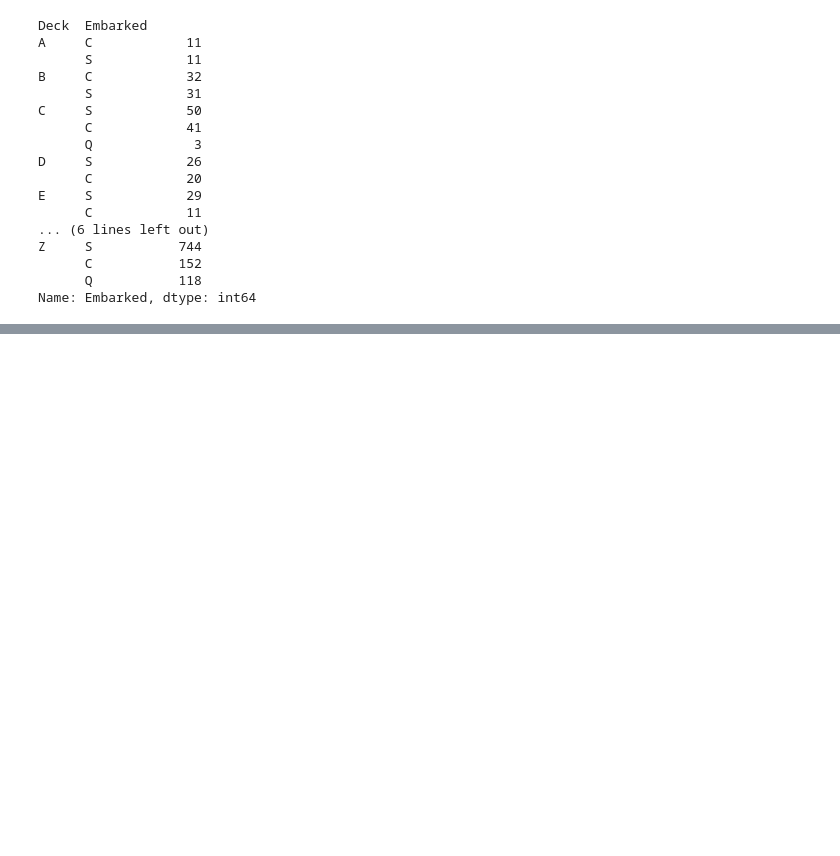
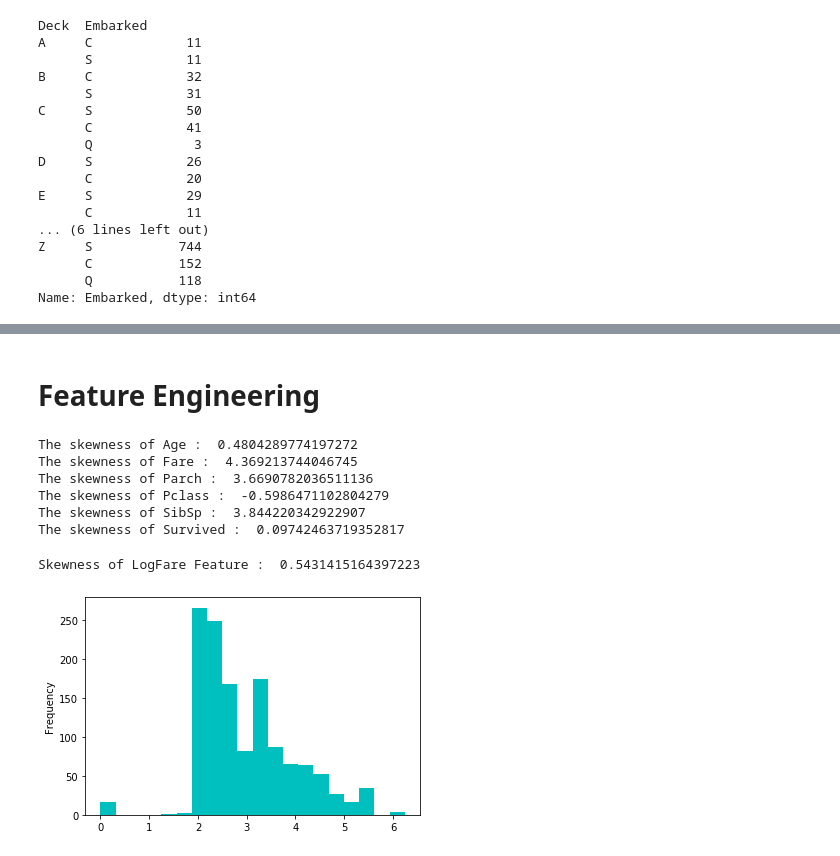
Before and after one commit to AnirudhAchal/Titanic-Disaster, a Jupyter notebook: Notebooks/Titanic Disaster.ipynb, the cells around one changed output, grey strips where cells are left out. Saved outputs shown, nothing was run; the diff lists cells and outputs as text; code cells hidden in the pictures; blank space fills up the shorter version.

```diff
--- a/Notebooks/Titanic Disaster.ipynb
+++ b/Notebooks/Titanic Disaster.ipynb
@@ -587,0 +549,22 @@ memory usage: 172.9+ KB
+# %% [markdown]
+# Feature Engineering
+# %%
+# Checking skewness of numrical features
+for col, types in zip(df.columns, df.dtypes):
+    if types != 'object':
+        print(f"The skewness of {col} : ", df[col].skew())
+# %% [output]
+The skewness of Age :  0.4804289774197272
+The skewness of Fare :  4.369213744046745
+The skewness of Parch :  3.6690782036511136
+The skewness of Pclass :  -0.5986471102804279
+The skewness of SibSp :  3.844220342922907
+The skewness of Survived :  0.09742463719352817
+# %%
+# Using log transformation to reduce skewness of Fare feature
+LogFare = np.log(df.Fare + 1.0)
+LogFare.plot(kind = 'hist', color = 'c', bins = 20);
+print("Skewness of LogFare Feature : ", LogFare.skew())
+# %% [output]
+Skewness of LogFare Feature :  0.5431415164397223
+[figure, added]
```
Also changed, not shown: parts of 40 cells of this notebook, 2 other files.
